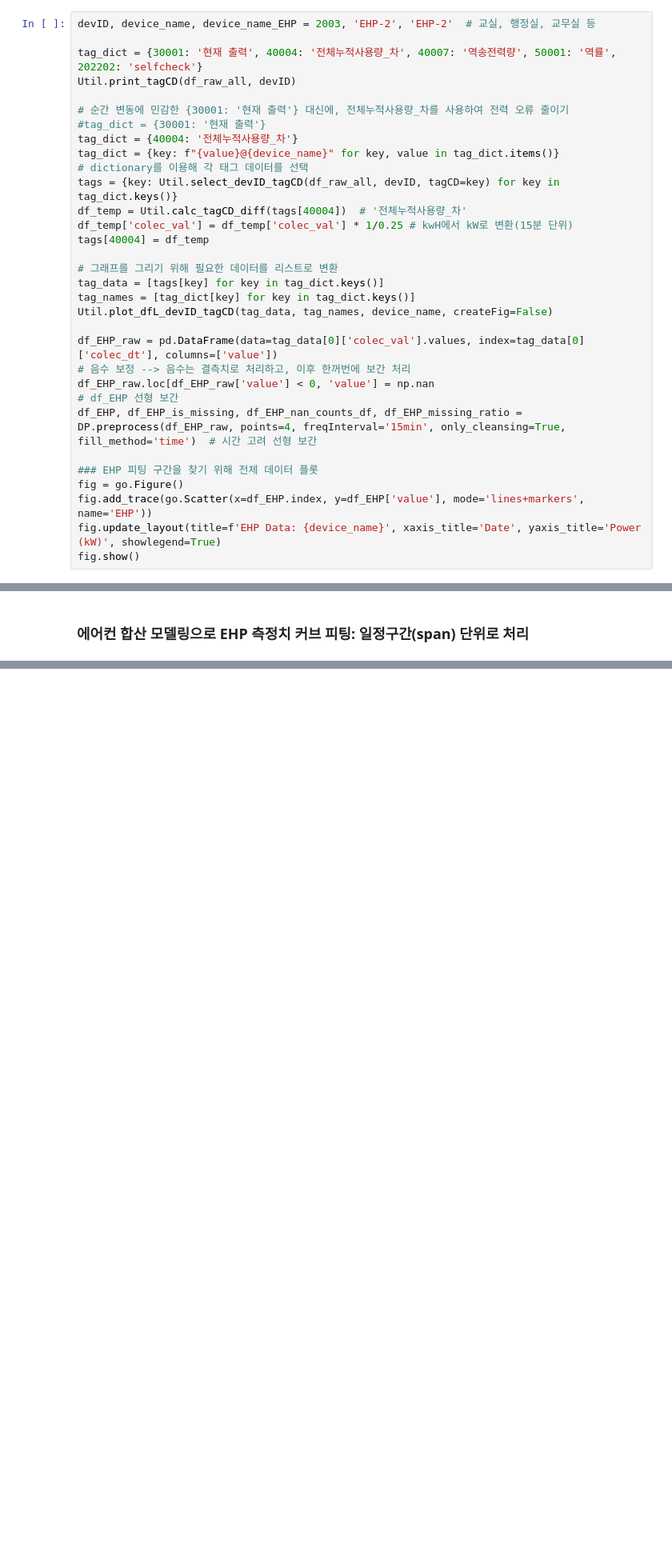
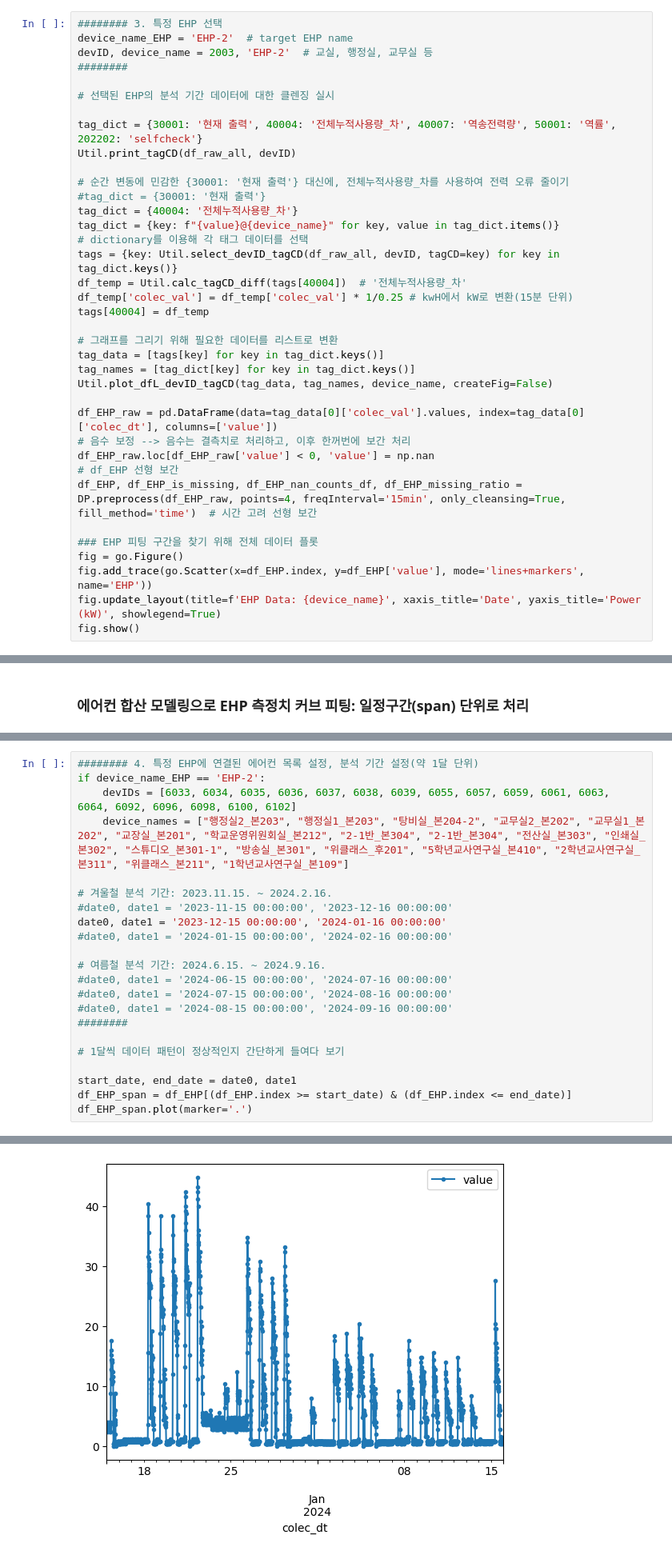
Before and after one commit to BrianTakion/AI_BEMS, a Jupyter notebook: 2024_AI_BEMS/YiUmGoV2/aircon_control/aircon_power_emulator.ipynb, the cells around one changed output, grey strips where cells are left out. Shown at 80% size. Saved outputs shown, nothing was run; the diff lists cells and outputs as text; blank space fills up the shorter version.

```diff
--- a/2024_AI_BEMS/YiUmGoV2/aircon_control/aircon_power_emulator.ipynb
+++ b/2024_AI_BEMS/YiUmGoV2/aircon_control/aircon_power_emulator.ipynb
@@ -47,5 +49,10 @@ timestamp(start~end):  2023-11-15 00:00:00 ~ 2024-02-16 00:00:00
 # %%
-devID, device_name, device_name_EHP = 2003, 'EHP-2', 'EHP-2'  # 교실, 행정실, 교무실 등
+######## 3. 특정 EHP 선택
+device_name_EHP = 'EHP-2'  # target EHP name
+devID, device_name = 2003, 'EHP-2'  # 교실, 행정실, 교무실 등
+########
+
+# 선택된 EHP의 분석 기간 데이터에 대한 클렌징 실시
 
 tag_dict = {30001: '현재 출력', 40004: '전체누적사용량_차', 40007: '역송전력량', 50001: '역률', 202202: 'selfcheck'}
 Util.print_tagCD(df_raw_all, devID)
@@ -450,0 +90,23 @@ fig.show()
+# %%
+######## 4. 특정 EHP에 연결된 에어컨 목록 설정, 분석 기간 설정(약 1달 단위)
+if device_name_EHP == 'EHP-2':
+    devIDs = [6033, 6034, 6035, 6036, 6037, 6038, 6039, 6055, 6057, 6059, 6061, 6063, 6064, 6092, 6096, 6098, 6100, 6102]
+    device_names = ["행정실2_본203", "행정실1_본203", "탕비실_본204-2", "교무실2_본202", "교무실1_본202", "교장실_본201", "학교운영위원회실_본212", "2-1반_본304", "2-1반_본304", "전산실_본303", "인쇄실_본302", "스튜디오_본301-1", "방송실_본301", "위클래스_후201", "5학년교사연구실_본410", "2학년교사연구실_본311", "위클래스_본211", "1학년교사연구실_본109"]
+
+# 겨울철 분석 기간: 2023.11.15. ~ 2024.2.16.
+#date0, date1 = '2023-11-15 00:00:00', '2023-12-16 00:00:00'
+date0, date1 = '2023-12-15 00:00:00', '2024-01-16 00:00:00'
+#date0, date1 = '2024-01-15 00:00:00', '2024-02-16 00:00:00'
+
+# 여름철 분석 기간: 2024.6.15. ~ 2024.9.16.
+#date0, date1 = '2024-06-15 00:00:00', '2024-07-16 00:00:00'
+#date0, date1 = '2024-07-15 00:00:00', '2024-08-16 00:00:00'
+#date0, date1 = '2024-08-15 00:00:00', '2024-09-16 00:00:00'
+########
+
+# 1달씩 데이터 패턴이 정상적인지 간단하게 들여다 보기
+
+start_date, end_date = date0, date1
+df_EHP_span = df_EHP[(df_EHP.index >= start_date) & (df_EHP.index <= end_date)]
+df_EHP_span.plot(marker='.')
+# %% [output]
@@ -450,0 +114 @@ fig.show()
+[figure, added]
```
Also changed, not shown: parts of 6 cells of this notebook.
